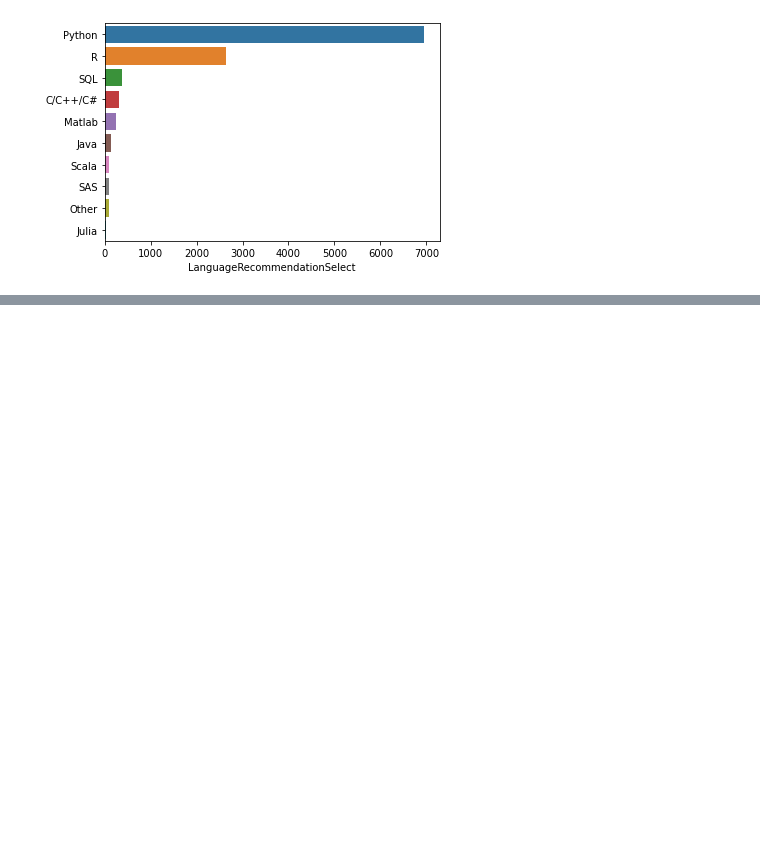
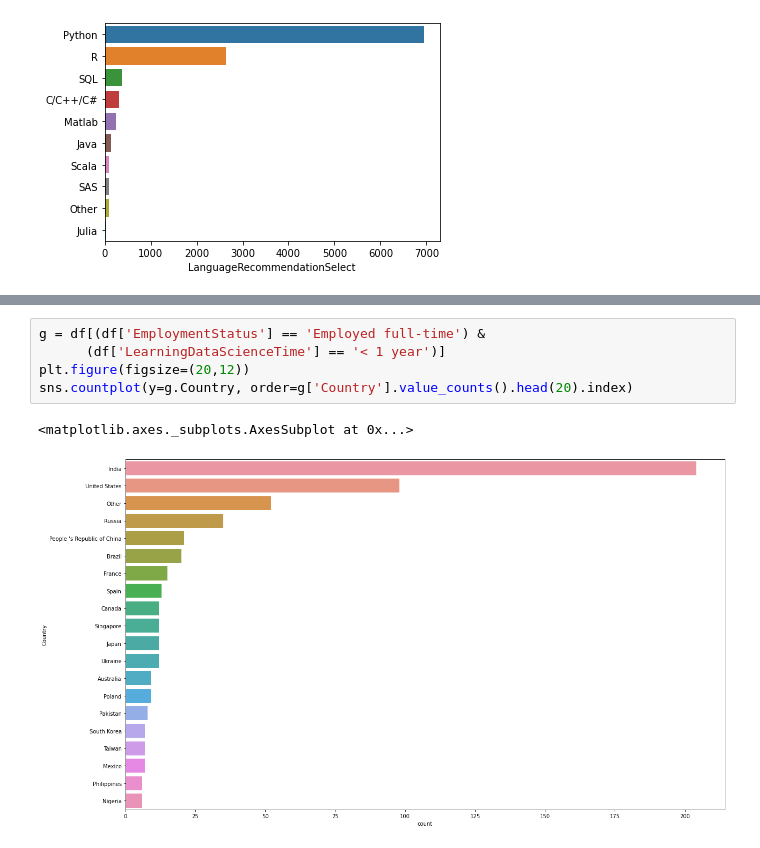
Before and after one commit to rlska105/Kaggle_Competition, a Jupyter notebook: Kaggle_survey_2017.ipynb, the cells around one changed output, grey strips where cells are left out. Drawn from its saved outputs; the diff is of its cells as text; blank space fills up the shorter version.

```diff
--- a/Kaggle_survey_2017.ipynb
+++ b/Kaggle_survey_2017.ipynb
@@ -16,0 +45,8 @@ sns.barplot(y=s.index, x=s)
+# %%
+g = df[(df['EmploymentStatus'] == 'Employed full-time') &
+      (df['LearningDataScienceTime'] == '< 1 year')]
+plt.figure(figsize=(20,12))
+sns.countplot(y=g.Country, order=g['Country'].value_counts().head(20).index)
+# %% [output]
+<matplotlib.axes._subplots.AxesSubplot at 0x...>
+[figure, added]
```
Also changed, not shown: parts of 4 cells of this notebook.
